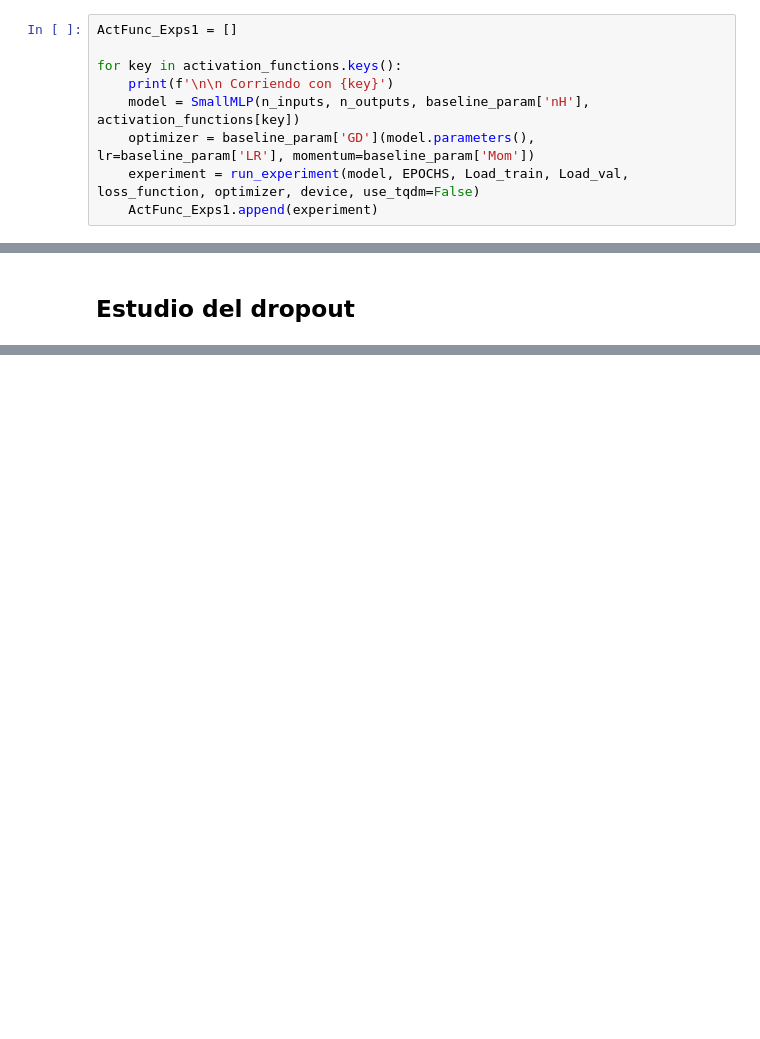
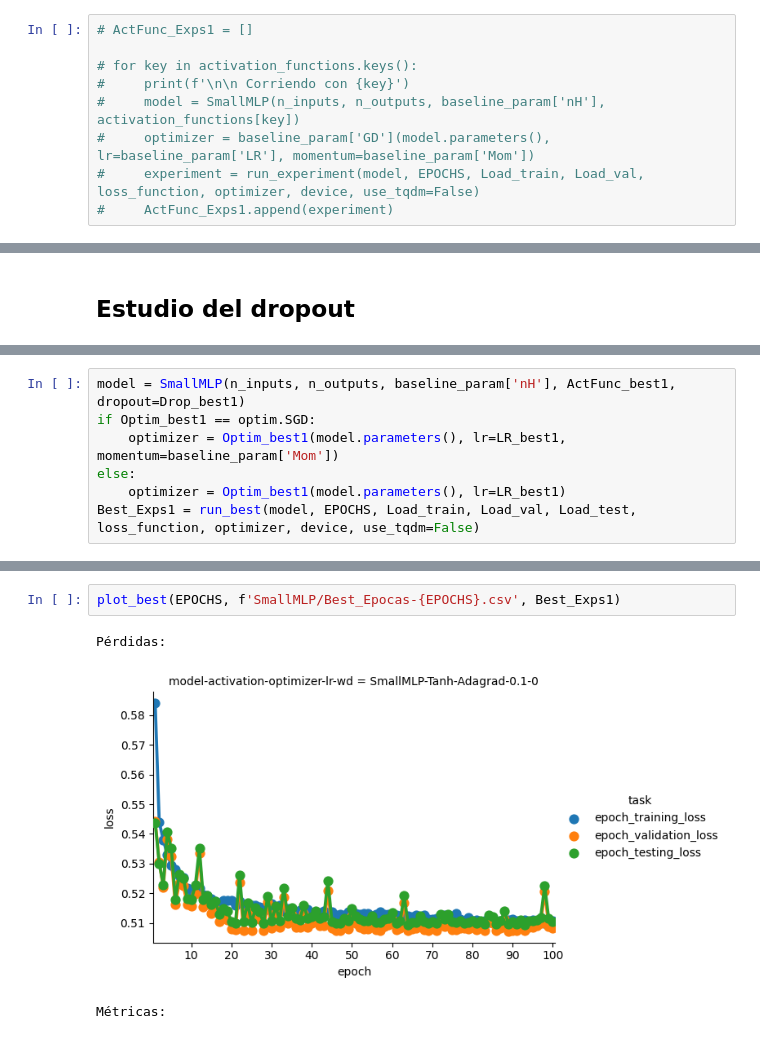
Before and after one commit to Cheva94/Diplo_Opt, a Jupyter notebook: 3_DL/Lab1/Resolución_Lab1.ipynb, the cells around one changed output, grey strips where cells are left out. Saved outputs shown, nothing was run; the diff lists cells and outputs as text; blank space fills up the shorter version.

```diff
--- a/3_DL/Lab1/Resolución_Lab1.ipynb
+++ b/3_DL/Lab1/Resolución_Lab1.ipynb
@@ -245,14 +327,14 @@ activation_functions = {
     'LeakyReLU': nn.LeakyReLU()
 }
 # %%
-ActFunc_Exps1 = []
+# ActFunc_Exps1 = []
 
-for key in activation_functions.keys():
-    print(f'\n\n Corriendo con {key}')
-    model = SmallMLP(n_inputs, n_outputs, baseline_param['nH'], activation_functions[key])
-    optimizer = baseline_param['GD'](model.parameters(), lr=baseline_param['LR'], momentum=baseline_param['Mom'])
-    experiment = run_experiment(model, EPOCHS, Load_train, Load_val, loss_function, optimizer, device, use_tqdm=False)
-    ActFunc_Exps1.append(experiment)
+# for key in activation_functions.keys():
+#     print(f'\n\n Corriendo con {key}')
+#     model = SmallMLP(n_inputs, n_outputs, baseline_param['nH'], activation_functions[key])
+#     optimizer = baseline_param['GD'](model.parameters(), lr=baseline_param['LR'], momentum=baseline_param['Mom'])
+#     experiment = run_experiment(model, EPOCHS, Load_train, Load_val, loss_function, optimizer, device, use_tqdm=False)
+#     ActFunc_Exps1.append(experiment)
 # %%
 # plot_results(EPOCHS, f'SmallMLP/ActFunc_Epocas-{EPOCHS}.csv', ActFunc_Exps1)
 plot_results(100, 'SmallMLP/ActFunc_Epocas-100.csv')
@@ -346,0 +456,7 @@ plot_results(100, 'SmallMLP/Drop_Epocas-100_full.csv')
+# %%
+model = SmallMLP(n_inputs, n_outputs, baseline_param['nH'], ActFunc_best1, dropout=Drop_best1)
+if Optim_best1 == optim.SGD:
+    optimizer = Optim_best1(model.parameters(), lr=LR_best1, momentum=baseline_param['Mom'])
+else:
+    optimizer = Optim_best1(model.parameters(), lr=LR_best1)
+Best_Exps1 = run_best(model, EPOCHS, Load_train, Load_val, Load_test, loss_function, optimizer, device, use_tqdm=False)
@@ -346,0 +476,6 @@ plot_results(100, 'SmallMLP/Drop_Epocas-100_full.csv')
+# %%
+plot_best(EPOCHS, f'SmallMLP/Best_Epocas-{EPOCHS}.csv', Best_Exps1)
+# %% [output]
+Pérdidas:
+[figure, added]
+Métricas:
```
Also changed, not shown: parts of 20 cells of this notebook, 3 other files.
